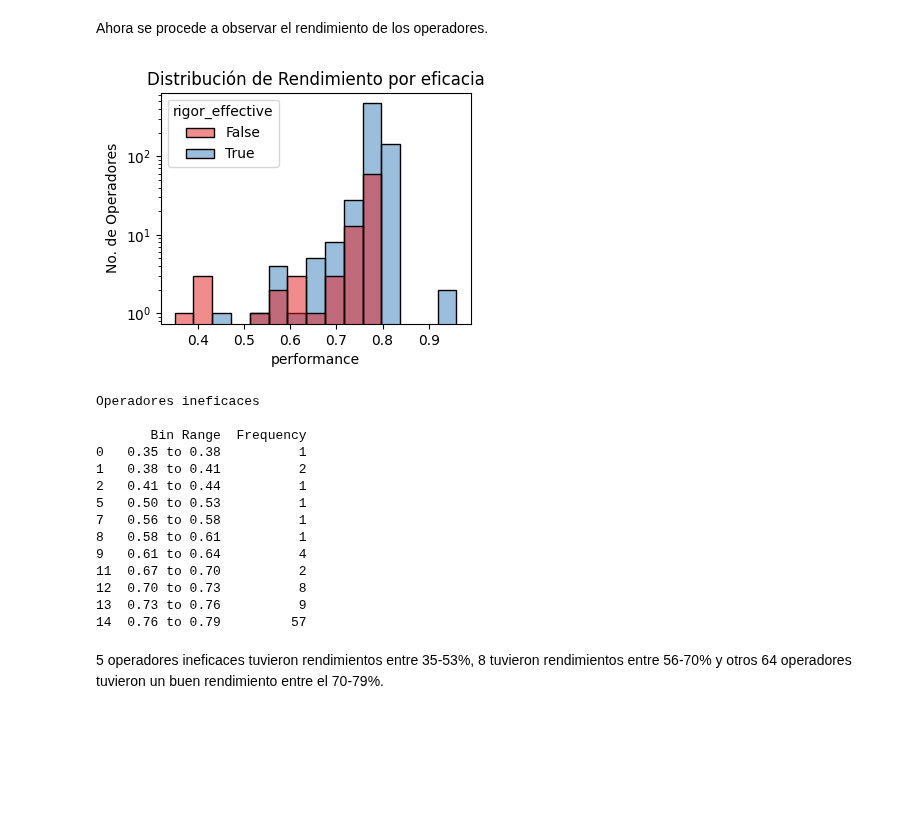
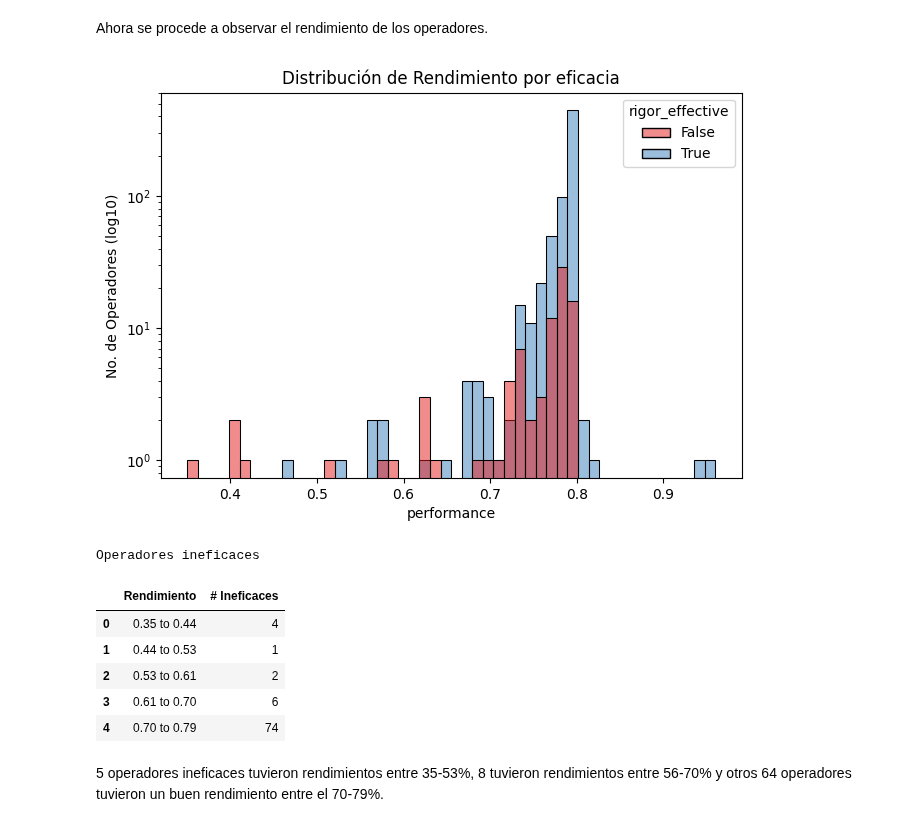
Before and after one commit to ScinDBad/DA_proyecto_final, a Jupyter notebook: Telecom/telecom.ipynb, the cells around one changed output. Saved outputs shown, nothing was run; the diff lists cells and outputs as text; code cells hidden in the pictures; blank space fills up the shorter version.

```diff
--- a/Telecom/telecom.ipynb
+++ b/Telecom/telecom.ipynb
@@ -1137,34 +1155,28 @@ def freq_table(data, bins):
 
     return filtered_table
 # %%
-plt.figure(figsize=(4,3)) # tamaño de figura
-sns.histplot(data=report, x='performance', hue='rigor_effective', palette='Set1', bins=15) # trazar hist
+plt.figure(figsize=(7.5,5)) # tamaño de figura
+sns.histplot(data=report, x='performance', hue='rigor_effective', palette='Set1', bins=50) # trazar hist
 #plt.yscale('log') # escala logarítmica en eje y para mostrar frecuencias mínimas
 plt.title('Distribución de Rendimiento por eficacia')
-plt.ylabel('No. de Operadores')
+plt.ylabel('No. de Operadores (log10)')
 plt.yscale('log')
 plt.show() # mostrar plot
 
 mask = (report['rigor_effective']==False) # mascara booleana de ineficacia
-
+hist_table = freq_table(data=report[mask]['performance'], bins=5)
+hist_table.columns = ['Rendimiento', '# Ineficaces']
 print('Operadores ineficaces\n')
-print(freq_table(data=report[mask]['performance'], bins=15)) # mostrar tabla de freq
+display(hist_table) # mostrar tabla de freq
 # %% [output]
-[figure, old version]
+[figure, new version]
 Operadores ineficaces
-
-       Bin Range  Frequency
-0   0.35 to 0.38          1
-1   0.38 to 0.41          2
-2   0.41 to 0.44          1
-5   0.50 to 0.53          1
-7   0.56 to 0.58          1
-8   0.58 to 0.61          1
-9   0.61 to 0.64          4
-11  0.67 to 0.70          2
-12  0.70 to 0.73          8
-13  0.73 to 0.76          9
-14  0.76 to 0.79         57
+|  | Rendimiento | # Ineficaces |
+| 0 | 0.35 to 0.44 | 4 |
+| 1 | 0.44 to 0.53 | 1 |
+| 2 | 0.53 to 0.61 | 2 |
+| 3 | 0.61 to 0.70 | 6 |
+| 4 | 0.70 to 0.79 | 74 |
 # %% [markdown]
 5 operadores ineficaces tuvieron rendimientos entre 35-53%, 8 tuvieron rendimientos entre 56-70% y otros 64 operadores tuvieron un buen rendimiento entre el 70-79%.
 # %% [markdown]
```
Also changed, not shown: parts of 17 cells of this notebook.
